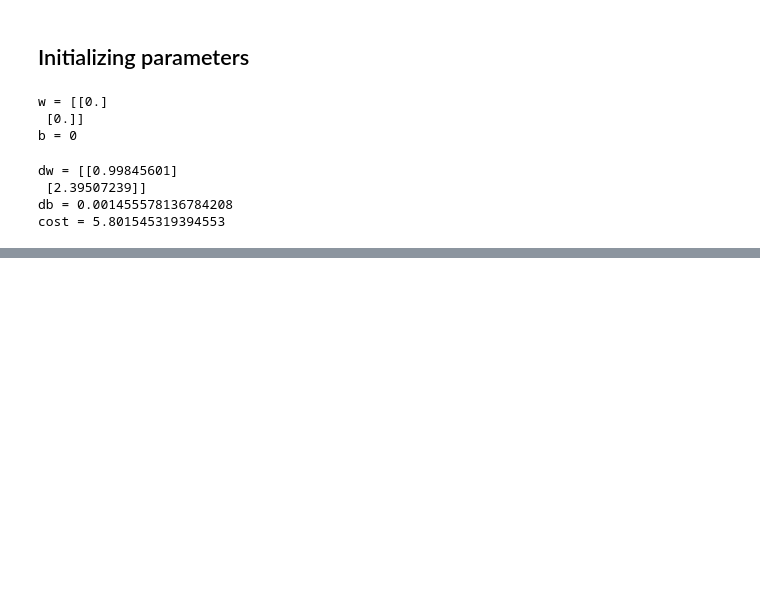
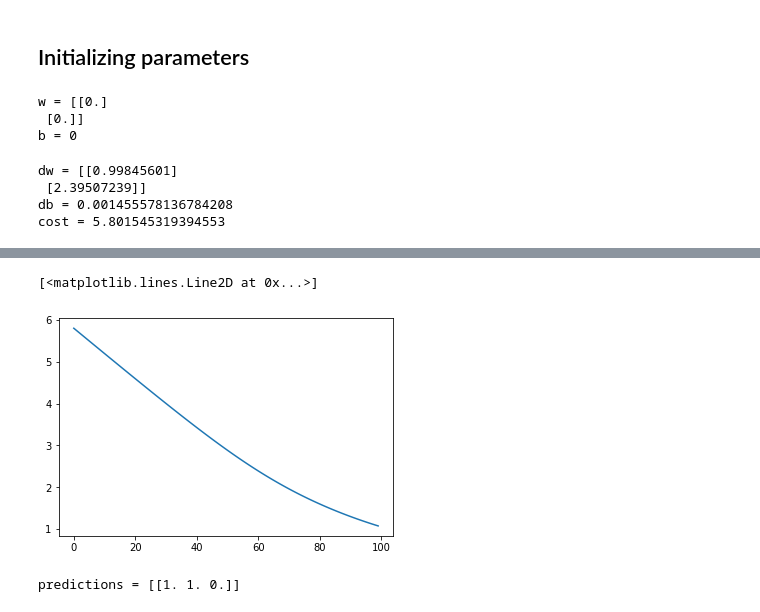
Before and after one commit to silvererudite/30-for-30-ml-projects, a Jupyter notebook: log-reg-as-neural-net.ipynb, the cells around one changed output, grey strips where cells are left out. Saved outputs shown, nothing was run; the diff lists cells and outputs as text; code cells hidden in the pictures; blank space fills up the shorter version.

```diff
--- a/log-reg-as-neural-net.ipynb
+++ b/log-reg-as-neural-net.ipynb
@@ -179,0 +226,7 @@ cost = 5.801545319394553
+# %%
+params, grads, costs = optimize(w, b, X, Y, num_iterations= 100, learning_rate = 0.009, print_cost = False)
+
+print ("w = " + str(params["w"]))
+print ("b = " + str(params["b"]))
+print ("dw = " + str(grads["dw"]))
+print ("db = " + str(grads["db"]))
@@ -179,0 +241,6 @@ cost = 5.801545319394553
+# %%
+import matplotlib.pyplot as plt
+plt.plot(costs)
+# %% [output]
+[<matplotlib.lines.Line2D at 0x...>]
+[figure, added]
@@ -179,0 +268,7 @@ cost = 5.801545319394553
+# %%
+w = np.array([[0.1124579],[0.23106775]])
+b = -0.3
+X = np.array([[1.,-1.1,-3.2],[1.2,2.,0.1]])
+print ("predictions = " + str(predict(w, b, X)))
+# %% [output]
+predictions = [[1. 1. 0.]]
```
Also changed, not shown: parts of 8 cells of this notebook.
